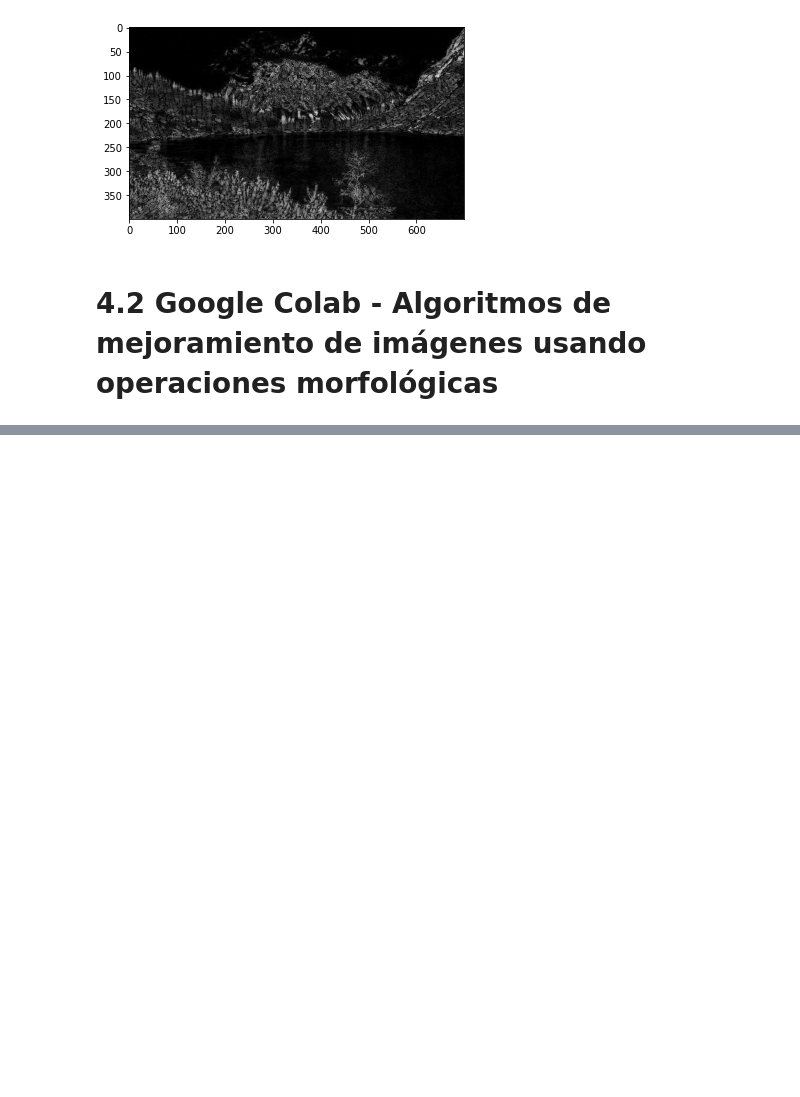
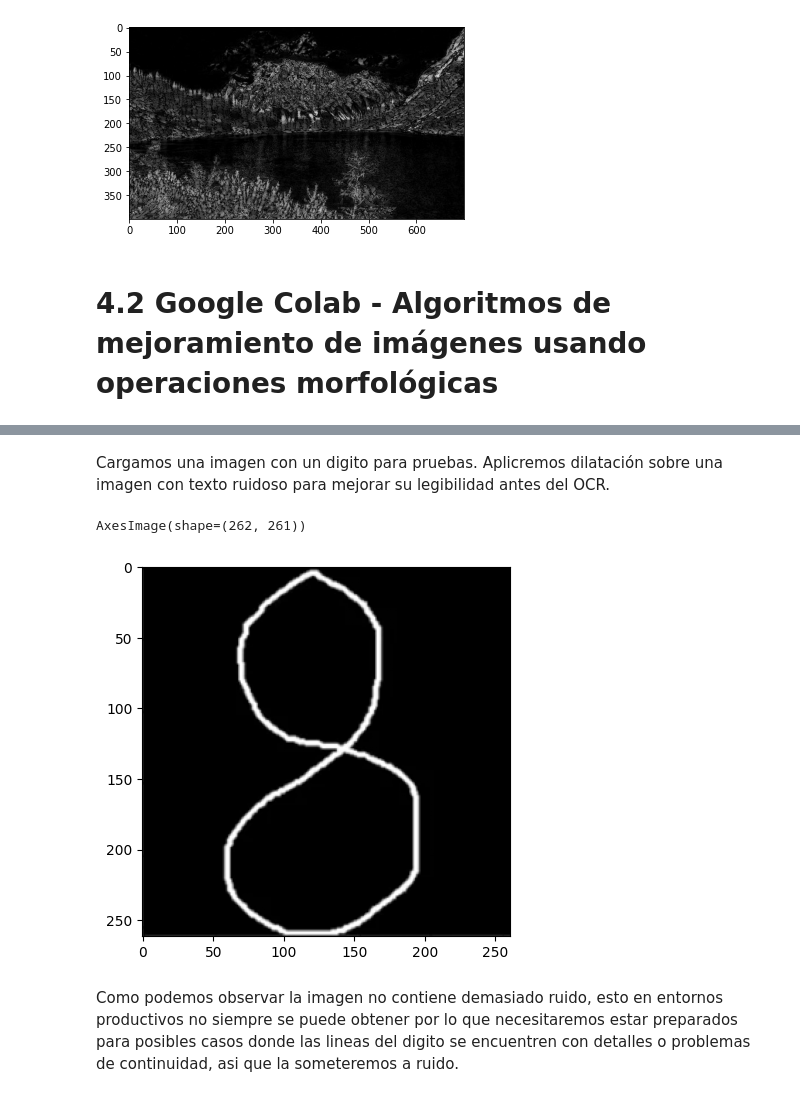
Before and after one commit to FranciscoMedellin/mna-computer-vision, a Jupyter notebook: 10_morphological_operations.ipynb, the cells around one changed output, grey strips where cells are left out. Saved outputs shown, nothing was run; the diff lists cells and outputs as text; code cells hidden in the pictures; blank space fills up the shorter version.

```diff
--- a/10_morphological_operations.ipynb
+++ b/10_morphological_operations.ipynb
@@ -314,0 +334,16 @@ plt.show()
+# %% [markdown]
+Cargamos una imagen con un digito para pruebas. Aplicremos dilatación sobre una imagen con texto ruidoso para mejorar su legibilidad antes del OCR.
+# %%
+url = "https://raw.githubusercontent.com/FranciscoMedellin/mna-computer-vision/refs/heads/main/8-digit-ocr.png"
+resp = urllib.request.urlopen(url)
+image = np.asarray(bytearray(resp.read()), dtype="uint8")
+img = cv2.imdecode(image, cv2.IMREAD_COLOR)
+
+BGR2GRAY = cv2.cvtColor(img,cv2.COLOR_BGR2GRAY)
+print(plt.imshow(BGR2GRAY,cmap="gray"))
+#plt.show()
+# %% [output]
+AxesImage(shape=(262, 261))
+[figure, added]
+# %% [markdown]
+Como podemos observar la imagen no contiene demasiado ruido, esto en entornos productivos no siempre se puede obtener por lo que necesitaremos estar preparados para posibles casos donde las lineas del digito se encuentren con detalles o problemas de continuidad, asi que la someteremos a ruido.
```
Also changed, not shown: parts of 13 cells of this notebook.
